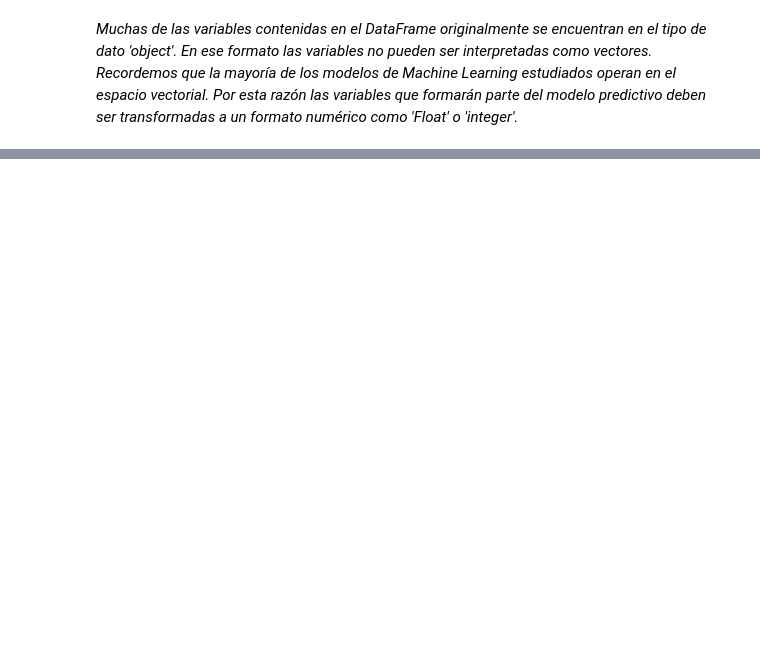
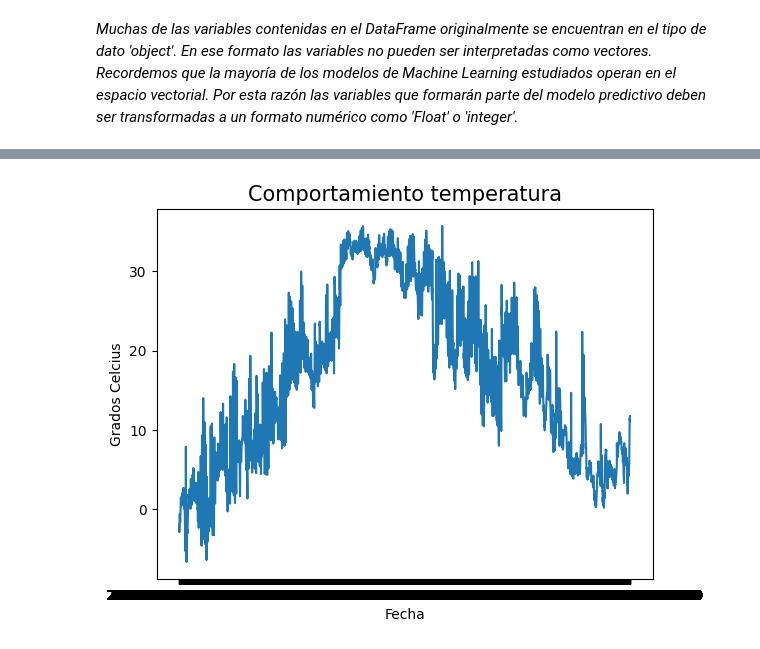
Before and after one commit to Cordero27/Minor-Machine-Learning, a Jupyter notebook: Analisis Dataset Memoria.ipynb, the cells around one changed output, grey strips where cells are left out. Drawn from its saved outputs; the diff is of its cells as text; code cells hidden in the pictures; blank space fills up the shorter version.

```diff
--- a/Analisis Dataset Memoria.ipynb
+++ b/Analisis Dataset Memoria.ipynb
@@ -265,0 +389,8 @@ memory usage: 16.0+ MB
+# %%
+plt.plot(sensor1.timestamp, sensor1['temperature'])
+plt.title('Comportamiento temperatura', fontsize=15)
+plt.xlabel('Fecha')
+plt.ylabel('Grados Celcius')
+plt.show()
+# %% [output]
+[figure, added]
```
Also changed, not shown: parts of 14 cells of this notebook.
